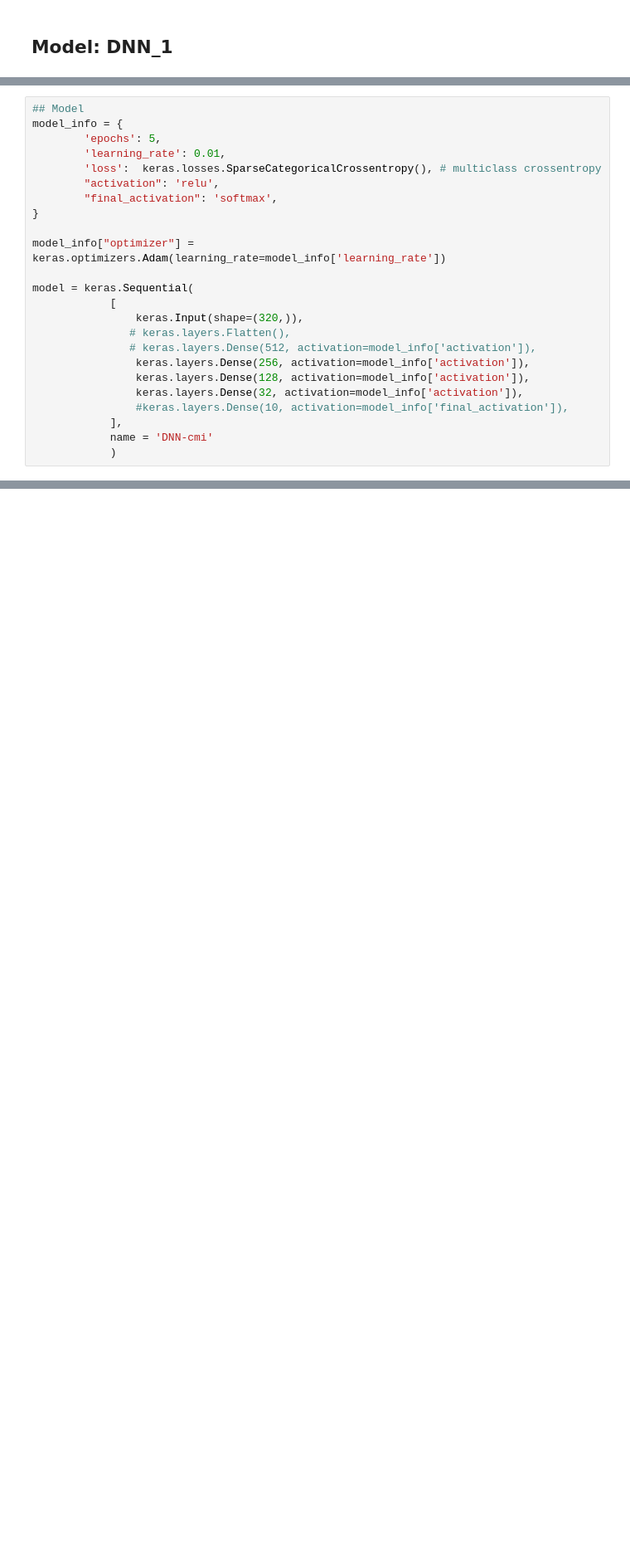
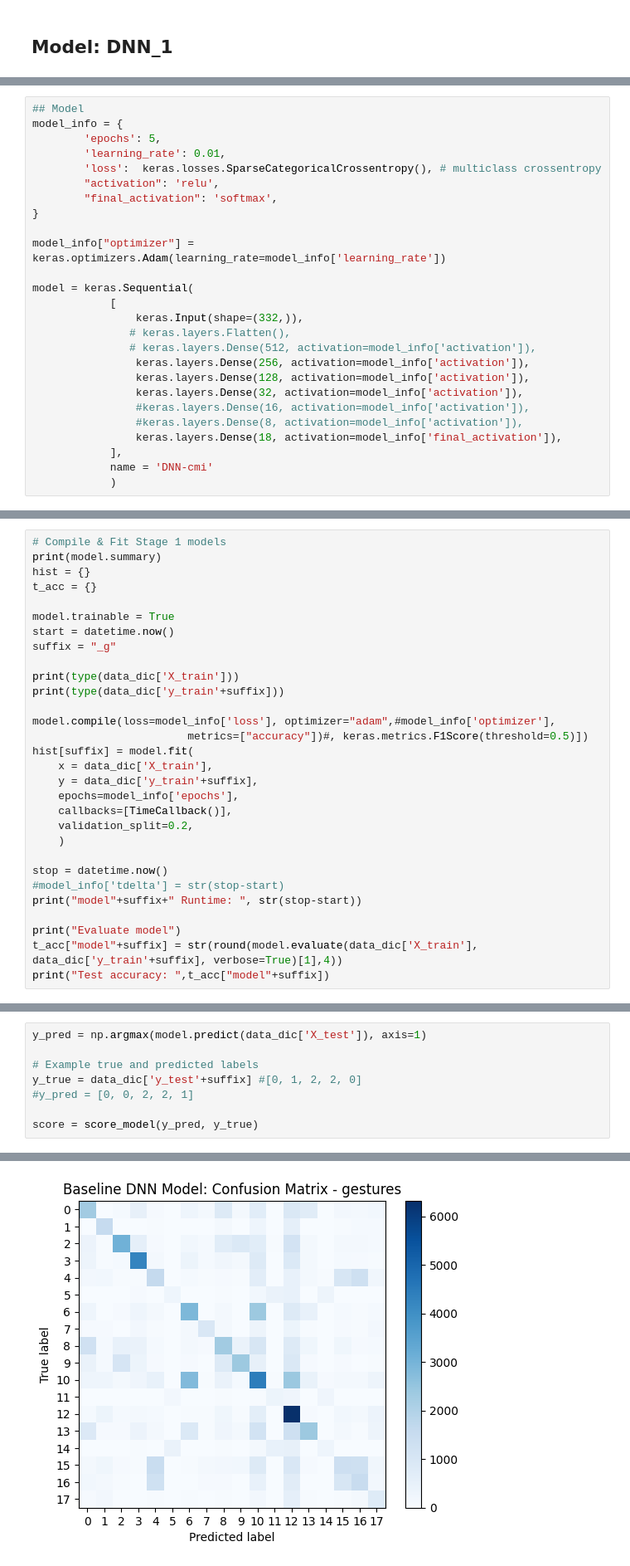
Before and after one commit to Trfitzy/cmi_project, a Jupyter notebook: DNN_cmi.ipynb, the cells around one changed output, grey strips where cells are left out. Shown at 83% size. Cells and saved outputs as stored; diff of their text form; blank space fills up the shorter version.

```diff
--- a/DNN_cmi.ipynb
+++ b/DNN_cmi.ipynb
@@ -467,13 +783,15 @@ model_info["optimizer"] = keras.optimizers.Adam(learning_rate=model_info['learni
 
 model = keras.Sequential(
             [
-                keras.Input(shape=(320,)),
+                keras.Input(shape=(332,)),
                # keras.layers.Flatten(),
                # keras.layers.Dense(512, activation=model_info['activation']),
                 keras.layers.Dense(256, activation=model_info['activation']),
                 keras.layers.Dense(128, activation=model_info['activation']),
                 keras.layers.Dense(32, activation=model_info['activation']),
-                #keras.layers.Dense(10, activation=model_info['final_activation']),
+                #keras.layers.Dense(16, activation=model_info['activation']),
+                #keras.layers.Dense(8, activation=model_info['activation']),
+                keras.layers.Dense(18, activation=model_info['final_activation']),
             ],
             name = 'DNN-cmi'
             )
@@ -542,0 +853,30 @@ Test accuracy:  0.7641
+# %%
+# Compile & Fit Stage 1 models
+print(model.summary)
+hist = {}
+t_acc = {}
+
+model.trainable = True
+start = datetime.now()
+suffix = "_g"
+
+print(type(data_dic['X_train']))
+print(type(data_dic['y_train'+suffix]))
+
+model.compile(loss=model_info['loss'], optimizer="adam",#model_info['optimizer'],
+                        metrics=["accuracy"])#, keras.metrics.F1Score(threshold=0.5)])
+hist[suffix] = model.fit(
+    x = data_dic['X_train'],
+    y = data_dic['y_train'+suffix],
+    epochs=model_info['epochs'],
+    callbacks=[TimeCallback()],
+    validation_split=0.2,
+    )
+
+stop = datetime.now()
+#model_info['tdelta'] = str(stop-start)
+print("model"+suffix+" Runtime: ", str(stop-start))
+
+print("Evaluate model")
+t_acc["model"+suffix] = str(round(model.evaluate(data_dic['X_train'], data_dic['y_train'+suffix], verbose=True)[1],4))
+print("Test accuracy: ",t_acc["model"+suffix])
@@ -542,0 +901,9 @@ Test accuracy:  0.7641
+# %%
+y_pred = np.argmax(model.predict(data_dic['X_test']), axis=1)
+
+# Example true and predicted labels
+y_true = data_dic['y_test'+suffix] #[0, 1, 2, 2, 0]
+#y_pred = [0, 0, 2, 2, 1]
+
+score = score_model(y_pred, y_true)
+# %% [output]
@@ -542,0 +911 @@ Test accuracy:  0.7641
+[figure, added]
```
Also changed, not shown: parts of 107 cells of this notebook, 1 other file.
